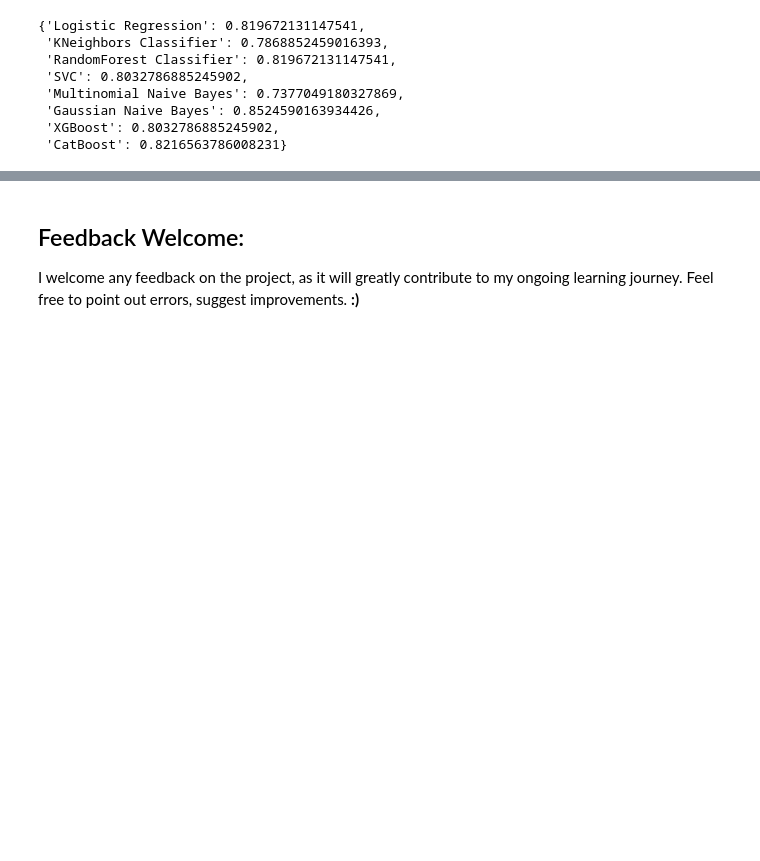
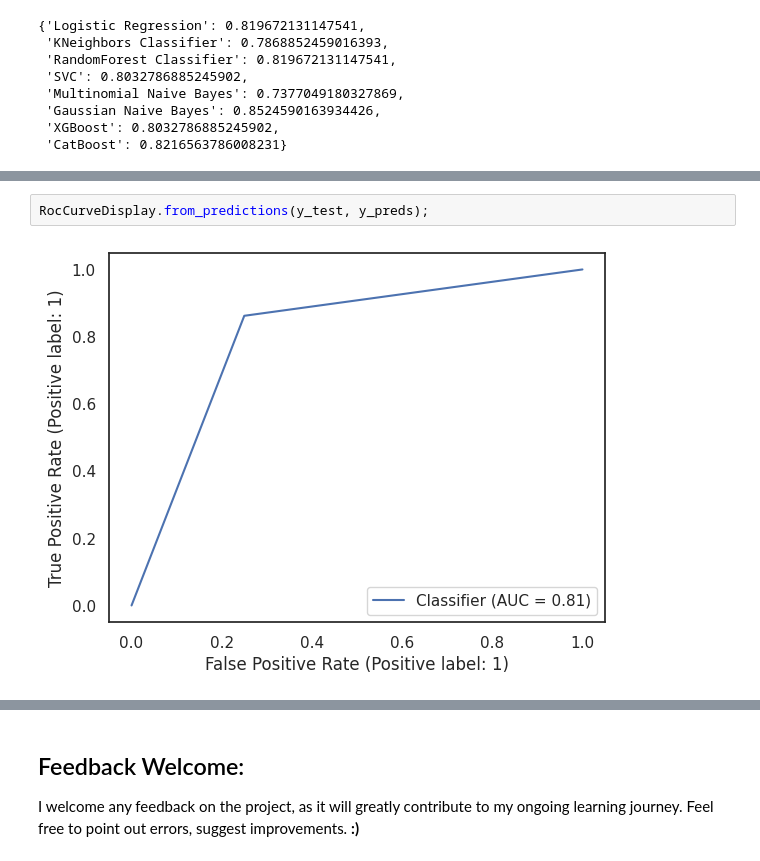
Before and after one commit to sakethyalamanchili/Kaggle-Notebooks, a Jupyter notebook: heart-disease-prediction-with-ml.ipynb, the cells around one changed output, grey strips where cells are left out. Saved outputs shown, nothing was run; the diff lists cells and outputs as text; blank space fills up the shorter version.

```diff
--- a/heart-disease-prediction-with-ml.ipynb
+++ b/heart-disease-prediction-with-ml.ipynb
@@ -1217,0 +1323,4 @@ overall_accuracy_models
+# %%
+RocCurveDisplay.from_predictions(y_test, y_preds);
+# %% [output]
+[figure, added]
```
Also changed, not shown: parts of 13 cells of this notebook.
